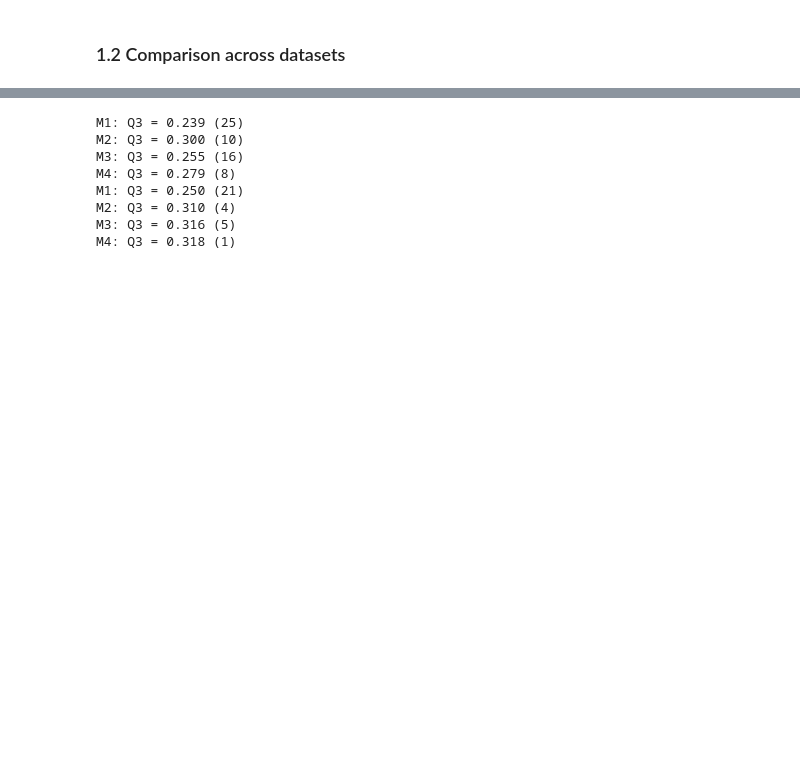
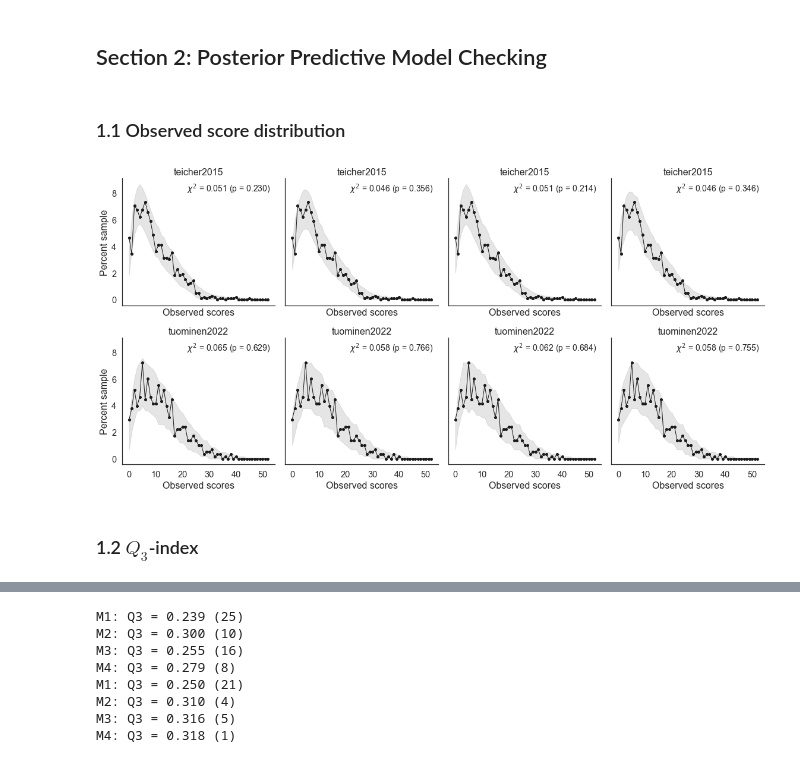
Before and after one commit to szorowi1/mace-irt, a Jupyter notebook: 02_PPMC.ipynb, the cells around one changed output, grey strips where cells are left out. Saved outputs shown, nothing was run; the diff lists cells and outputs as text; code cells hidden in the pictures; blank space fills up the shorter version.

```diff
--- a/02_PPMC.ipynb
+++ b/02_PPMC.ipynb
@@ -59,2 +29,80 @@ lambda_max:     0.814 [0.763, 0.863]
+# %% [markdown]
+## Section 2: Posterior Predictive Model Checking
+# %% [markdown]
+### 1.1 Observed score distribution
+# %%
+from arviz import hdi
+
+#~~~~~~~~~~~~~~~~~~~~~~~~~~~~~~~~~~~~~~~~~~#
+### Define parameters.
+#~~~~~~~~~~~~~~~~~~~~~~~~~~~~~~~~~~~~~~~~~~#
+
+## Define I/O parameters.
+studies = ['teicher2015','tuominen2022']
+models = [1,2,3,4]
+
+#~~~~~~~~~~~~~~~~~~~~~~~~~~~~~~~~~~~~~~~~~~#
+### Main loop.
+#~~~~~~~~~~~~~~~~~~~~~~~~~~~~~~~~~~~~~~~~~~#
+
+## Initialize canvas.
+nrow = len(studies)
+ncol = len(models)
+fig, axes = plt.subplots(nrow, ncol, figsize=(ncol*4,nrow*4), sharex=True, sharey=True)
+axes = np.atleast_2d(axes)
+
+## Preallocate space.
+ppmc = []
+
+for j, m in enumerate(models):
+
+    for i, study in enumerate(studies):
+
+        ## Load posterior predictive check.
+        df = read_csv(os.path.join('stan_results', study, f'grmq_m{m}_nc.csv'), index_col=0)
+
+        ## Normalize counts across samples.
+        df.loc[:,:] /= df.loc[0].values.sum()
+
+        ## Extract values.
+        NC  = df.values[0]
+        NCr = df.values[1:]
+        ENC = NCr.mean(axis=0)
+
+        ## Compute 95% HDI.
+        lb, ub = np.apply_along_axis(hdi, 0, NCr, hdi_prob=0.95)
+
+        ## Compute chi-square statistics.
+        xi = np.sum(np.divide(np.square(NC - ENC), ENC, where=ENC > 0))
+        xr = np.divide(np.square(NCr - ENC), ENC, where=ENC > 0).sum(axis=1)
+
+        ## Compute ppp-value.
+        pppv = (xi <= xr).mean()
+
+        ## Store statistics.
+        ppmc.append(dict(study=study, model=m, xi=xi, xr=xr.mean(), pval=pppv))
+
+        ## Plot observed scores and 95% HDI.
+        axes[i,j].plot(np.arange(NC.size), NC, 'o-', color='k', lw=1, markersize=4)
+        axes[i,j].fill_between(np.arange(NC.size), lb, ub, color='0.5', alpha=0.2)
+
+        ## Add detail.
+        axes[i,j].set(xticks=np.arange(0,51,10), xlabel='Observed scores',
+                      yticks=np.arange(0,0.09,0.02), yticklabels=np.arange(0,9,2),
+                      ylabel='', title=study)
+        if not j: axes[i,j].set_ylabel('Percent sample')
+
+        ## Add annotations.
+        axes[i,j].annotate(r'$\chi^2$ = %0.3f (p = %0.3f)' %(xi, pppv), (0,0), (0.97, 0.97),
+                           xycoords='axes fraction', ha='right', va='top', fontsize=14)
+
+## Convert to DataFrame.
+ppmc = DataFrame(ppmc).sort_values(['study', 'model']).set_index(['study','model'])
+ppmc = ppmc.round(3)
+
+sns.despine()
+plt.tight_layout()
+# %% [output]
+[figure, added]
 # %% [markdown]
-### 1.2 Comparison across datasets
+### 1.2 $Q_3$-index
```
Also changed, not shown: parts of 26 cells of this notebook, 4 other files.
